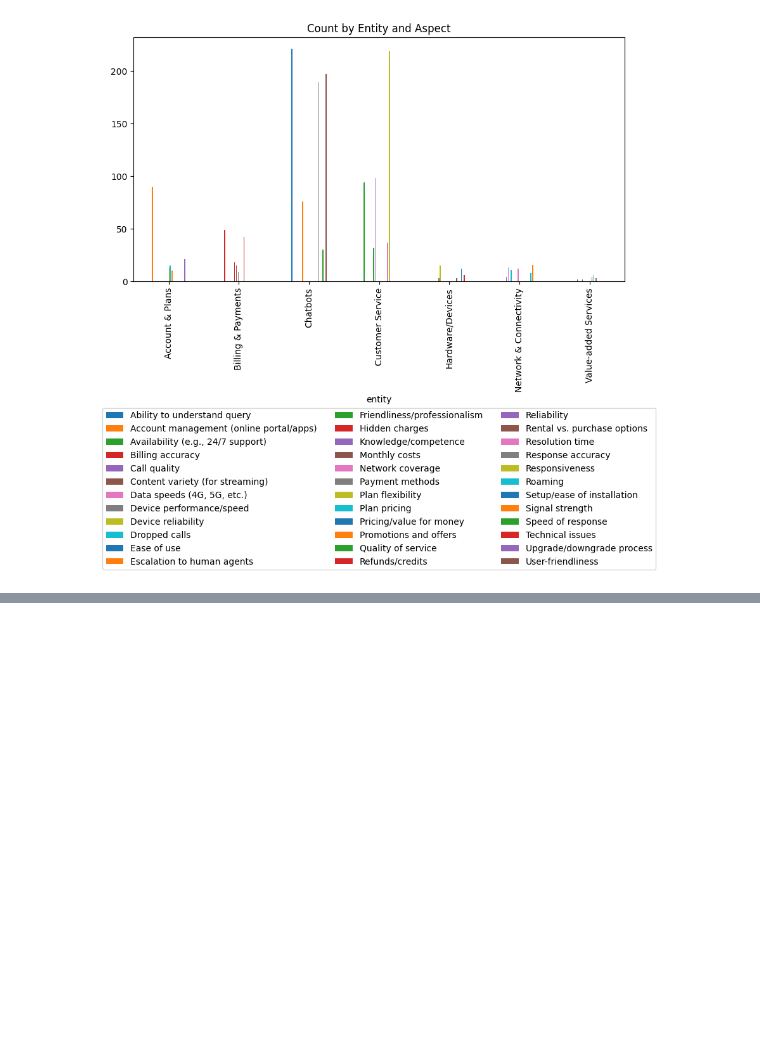
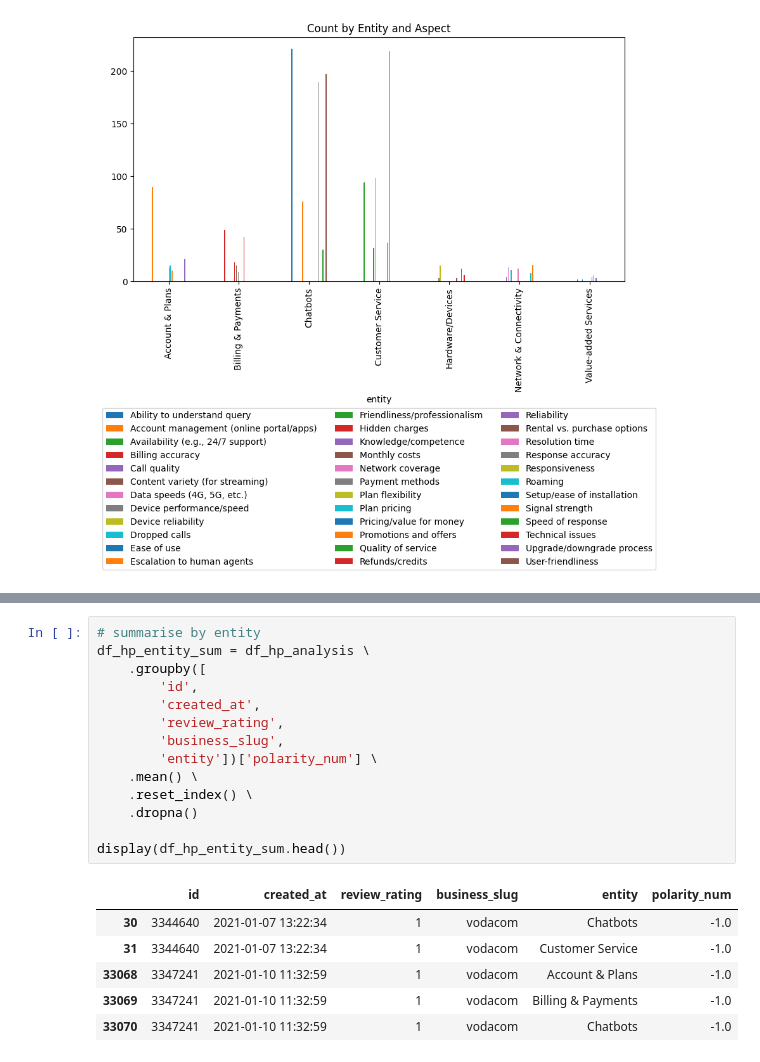
Before and after one commit to JohnnyFoulds/dsm050-2023-apr, a Jupyter notebook: notebooks/03_coursework/03-04_time_series.ipynb, the cells around one changed output, grey strips where cells are left out. Drawn from its saved outputs; the diff is of its cells as text; blank space fills up the shorter version.

```diff
--- a/notebooks/03_coursework/03-04_time_series.ipynb
+++ b/notebooks/03_coursework/03-04_time_series.ipynb
@@ -366,0 +403,21 @@ plt.show()
+# %%
+# summarise by entity
+df_hp_entity_sum = df_hp_analysis \
+    .groupby([
+        'id',
+        'created_at',
+        'review_rating',
+        'business_slug',
+        'entity'])['polarity_num'] \
+    .mean() \
+    .reset_index() \
+    .dropna()
+
+display(df_hp_entity_sum.head())
+# %% [output]
+|  | id | created_at | review_rating | business_slug | entity | polarity_num |
+| 30 | 3344640 | 2021-01-07 13:22:34 | 1 | vodacom | Chatbots | -1.0 |
+| 31 | 3344640 | 2021-01-07 13:22:34 | 1 | vodacom | Customer Service | -1.0 |
+| 33068 | 3347241 | 2021-01-10 11:32:59 | 1 | vodacom | Account & Plans | -1.0 |
+| 33069 | 3347241 | 2021-01-10 11:32:59 | 1 | vodacom | Billing & Payments | -1.0 |
+| 33070 | 3347241 | 2021-01-10 11:32:59 | 1 | vodacom | Chatbots | -1.0 |
```
Also changed, not shown: parts of 7 cells of this notebook.
